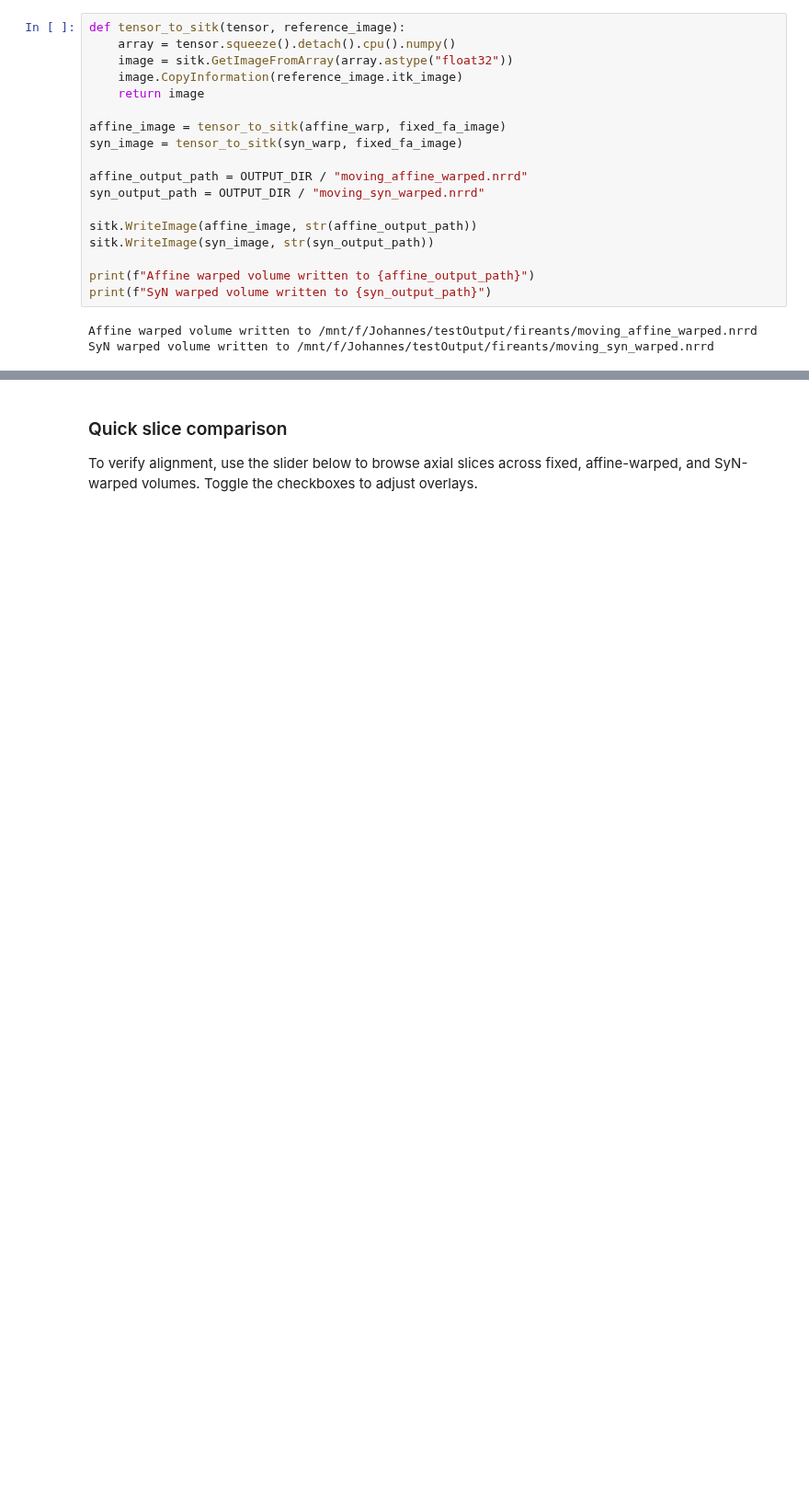
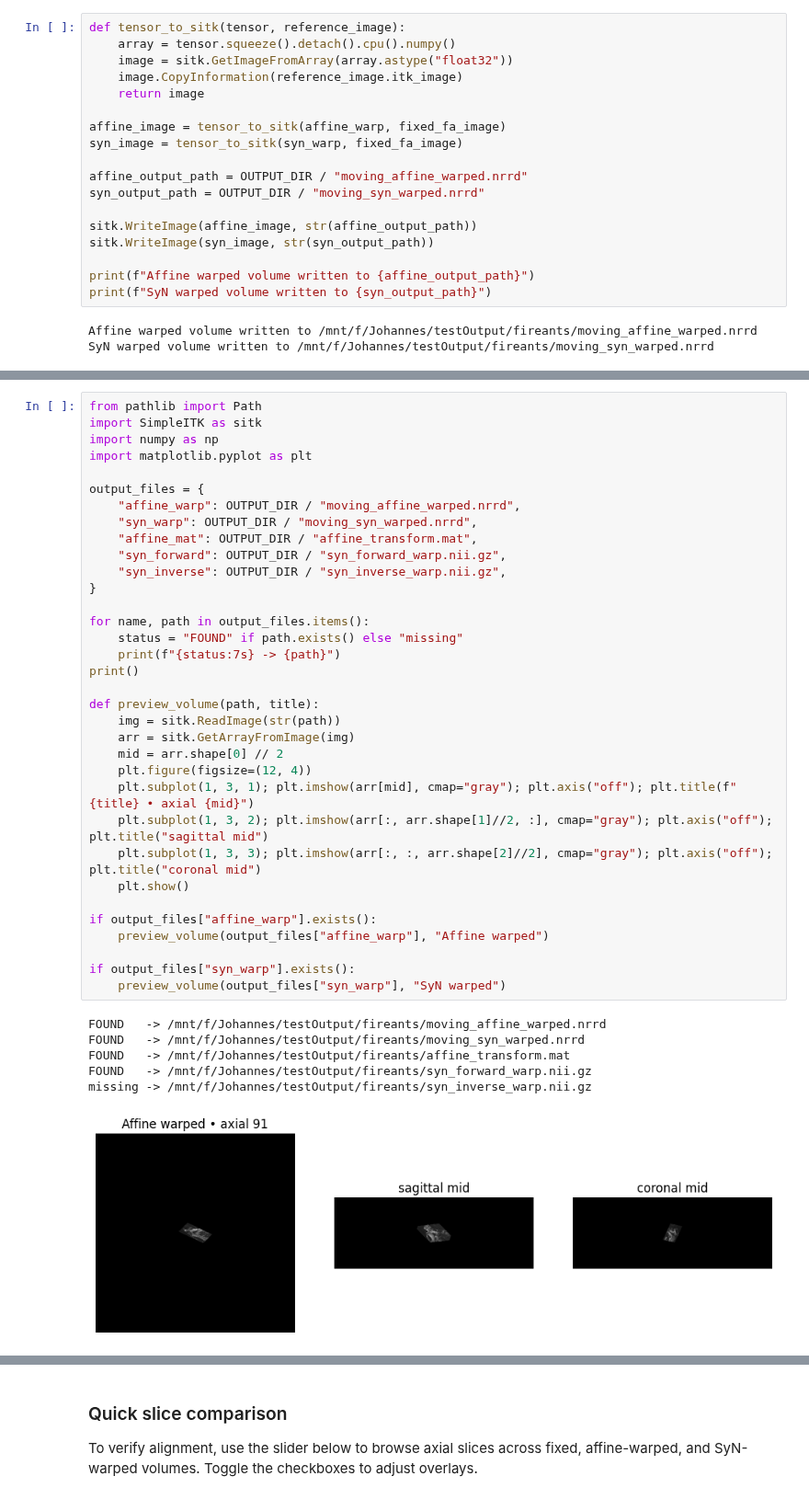
Before and after one commit to LarschLab/social_imaging_scripts, a Jupyter notebook: exampleNotebooks/fireantsTest.ipynb, the cells around one changed output, grey strips where cells are left out. Shown at 92% size. Drawn from its saved outputs; the diff is of its cells as text; blank space fills up the shorter version.

```diff
--- a/exampleNotebooks/fireantsTest.ipynb
+++ b/exampleNotebooks/fireantsTest.ipynb
@@ -219,0 +224,41 @@ SyN warped volume written to /mnt/f/Johannes/testOutput/fireants/moving_syn_warp
+# %%
+from pathlib import Path
+import SimpleITK as sitk
+import numpy as np
+import matplotlib.pyplot as plt
+
+output_files = {
+    "affine_warp": OUTPUT_DIR / "moving_affine_warped.nrrd",
+    "syn_warp": OUTPUT_DIR / "moving_syn_warped.nrrd",
+    "affine_mat": OUTPUT_DIR / "affine_transform.mat",
+    "syn_forward": OUTPUT_DIR / "syn_forward_warp.nii.gz",
+    "syn_inverse": OUTPUT_DIR / "syn_inverse_warp.nii.gz",
+}
+
+for name, path in output_files.items():
+    status = "FOUND" if path.exists() else "missing"
+    print(f"{status:7s} -> {path}")
+print()
+
+def preview_volume(path, title):
+    img = sitk.ReadImage(str(path))
+    arr = sitk.GetArrayFromImage(img)
+    mid = arr.shape[0] // 2
+    plt.figure(figsize=(12, 4))
+    plt.subplot(1, 3, 1); plt.imshow(arr[mid], cmap="gray"); plt.axis("off"); plt.title(f"{title} • axial {mid}")
+    plt.subplot(1, 3, 2); plt.imshow(arr[:, arr.shape[1]//2, :], cmap="gray"); plt.axis("off"); plt.title("sagittal mid")
+    plt.subplot(1, 3, 3); plt.imshow(arr[:, :, arr.shape[2]//2], cmap="gray"); plt.axis("off"); plt.title("coronal mid")
+    plt.show()
+
+if output_files["affine_warp"].exists():
+    preview_volume(output_files["affine_warp"], "Affine warped")
+
+if output_files["syn_warp"].exists():
+    preview_volume(output_files["syn_warp"], "SyN warped")
+# %% [output]
+FOUND   -> /mnt/f/Johannes/testOutput/fireants/moving_affine_warped.nrrd
+FOUND   -> /mnt/f/Johannes/testOutput/fireants/moving_syn_warped.nrrd
+FOUND   -> /mnt/f/Johannes/testOutput/fireants/affine_transform.mat
+FOUND   -> /mnt/f/Johannes/testOutput/fireants/syn_forward_warp.nii.gz
+missing -> /mnt/f/Johannes/testOutput/fireants/syn_inverse_warp.nii.gz
+[figure, added]
```
Also changed, not shown: parts of 8 cells of this notebook.
